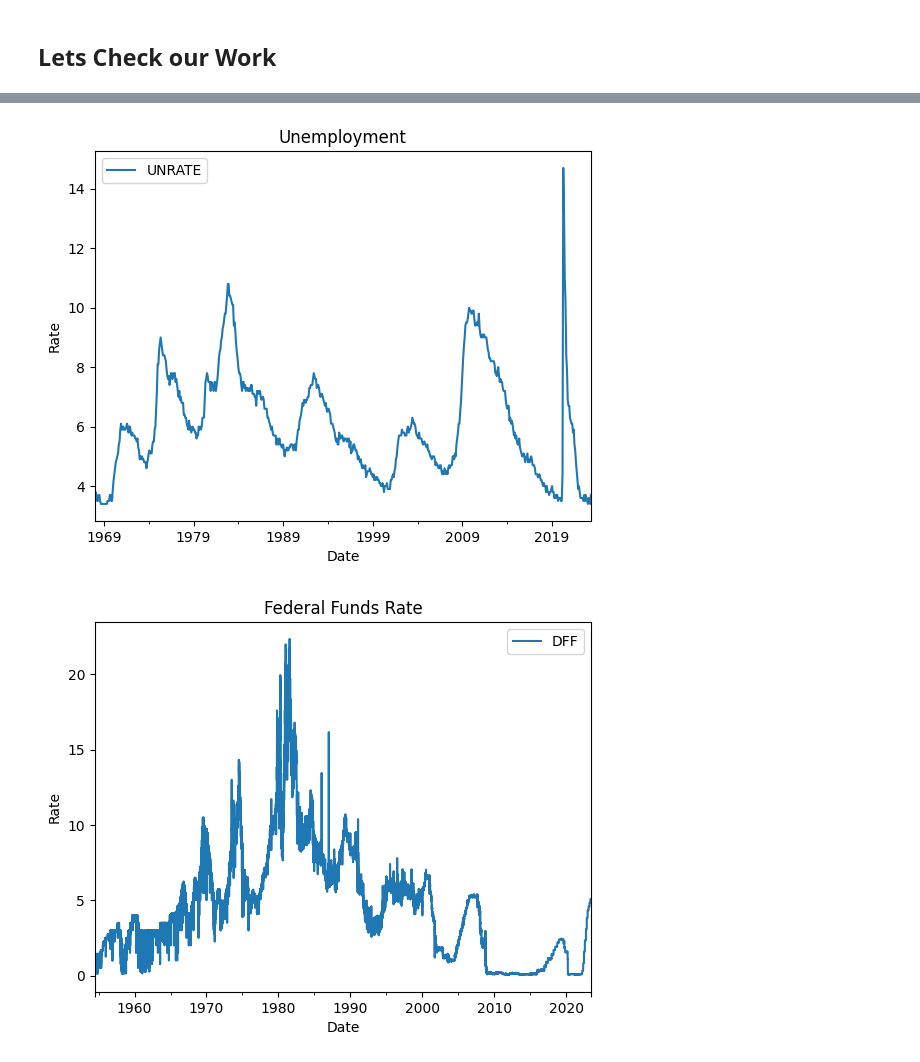
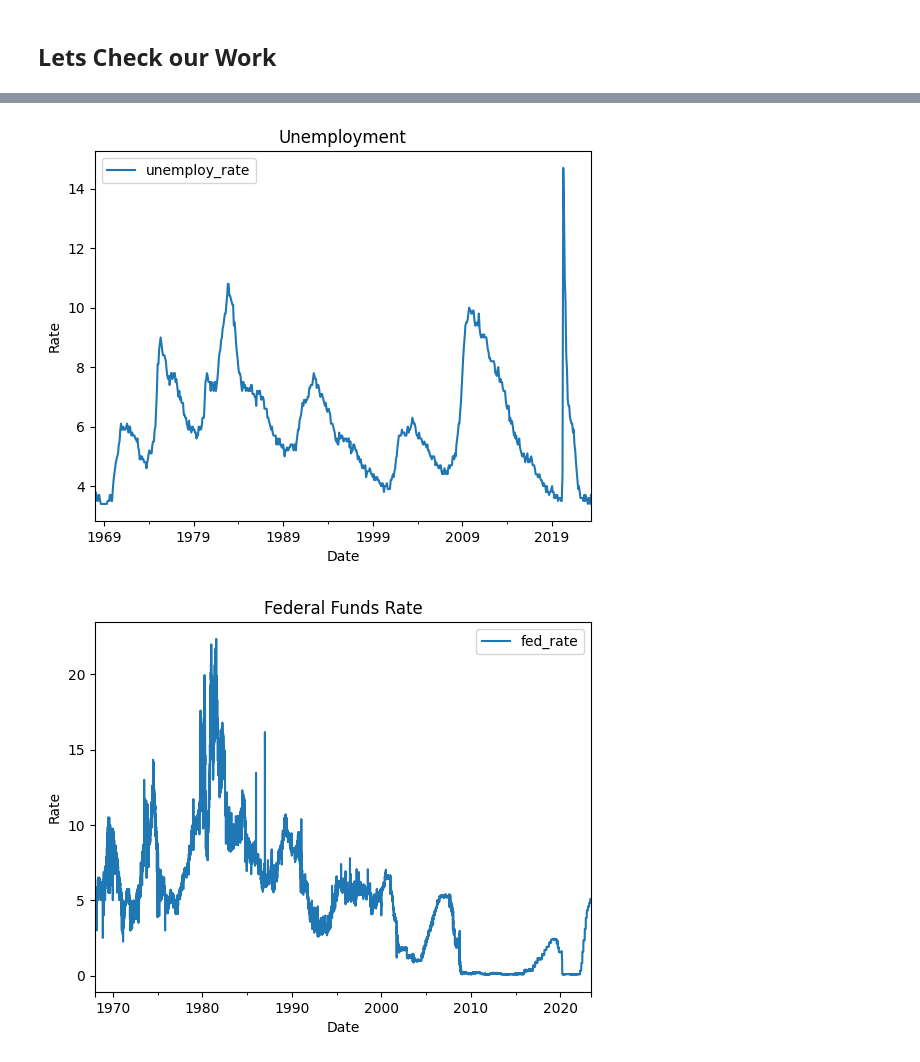
Before and after one commit to ChrisVerg/Projects_Exploration, a Jupyter notebook: FRED_test.ipynb, the cells around one changed output, grey strips where cells are left out. Cells and saved outputs as stored; diff of their text form; code cells hidden in the pictures.

```diff
--- a/FRED_test.ipynb
+++ b/FRED_test.ipynb
@@ -81,0 +117,2 @@ fedRate.head()
+# %%
+fedRate.rename(columns={'DFF': 'fed_rate'}, inplace=True)
@@ -85,9 +124,10 @@ fedRate.head()
 # This code will take the column of the data and apply the pandas function to_datetime to convert
 # the date from string format to numeric date format
 
-inflation['DATE'] = pd.to_datetime(inflation['DATE'])
-unRate['DATE'] = pd.to_datetime(unRate['DATE'])
-fedRate['DATE'] = pd.to_datetime(fedRate['DATE'])
+inflation['date'] = pd.to_datetime(inflation['DATE'])
+unRate['date'] = pd.to_datetime(unRate['DATE'])
+fedRate['date'] = pd.to_datetime(fedRate['DATE'])
+GDP['date'] = pd.to_datetime(GDP['DATE'])
 # %% [markdown]
 ### Lets take a look at the Dtype changes now
 # %%
@@ -137,9 +194,10 @@ threshold_year = 1968
 # %%
 # Here I am adding C to the end of each dataset name to indicate it is the clean data
 
-inflationC = inflation[inflation['DATE'].dt.year >= threshold_year]
-unRateC = unRate[unRate['DATE'].dt.year >= threshold_year]
-fedRateC = fedRate[fedRate['DATE'].dt.year >= threshold_year]
+inflationC = inflation[inflation['date'].dt.year >= threshold_year]
+unRateC = unRate[unRate['date'].dt.year >= threshold_year]
+fedRateC = fedRate[fedRate['date'].dt.year >= threshold_year]
+GDPC = GDP[GDP['date'].dt.year >= threshold_year]
 # %% [markdown]
 ## Lets Check our Work
 # %%
@@ -191,30 +259,30 @@ plt.show()
 # %%
 # Unemployment
-
+unRateC.set_index('date', inplace=True)
 
 # Plotting the variables over time
-unRateC.plot()
+unRateC['unemploy_rate'].plot()
 plt.xlabel('Date')
 plt.ylabel('Rate')
 plt.title('Unemployment')
 plt.legend()
 plt.show()
 # %% [output]
-[figure, old version]
+[figure, new version]
 # %%
 # Federal Funds Rate
 
 # Set the 'Date' column as the index
-fedRate.set_index('DATE', inplace=True)
+fedRateC.set_index('date', inplace=True)
 
 
 # Plotting the variables over time
-fedRate.plot()
+fedRateC['fed_rate'].plot()
 plt.xlabel('Date')
 plt.ylabel('Rate')
 plt.title('Federal Funds Rate')
 plt.legend()
 plt.show()
 # %% [output]
-[figure, old version]
+[figure, new version]
 # %%
```
Also changed, not shown: parts of 80 cells of this notebook, 1 other file.
